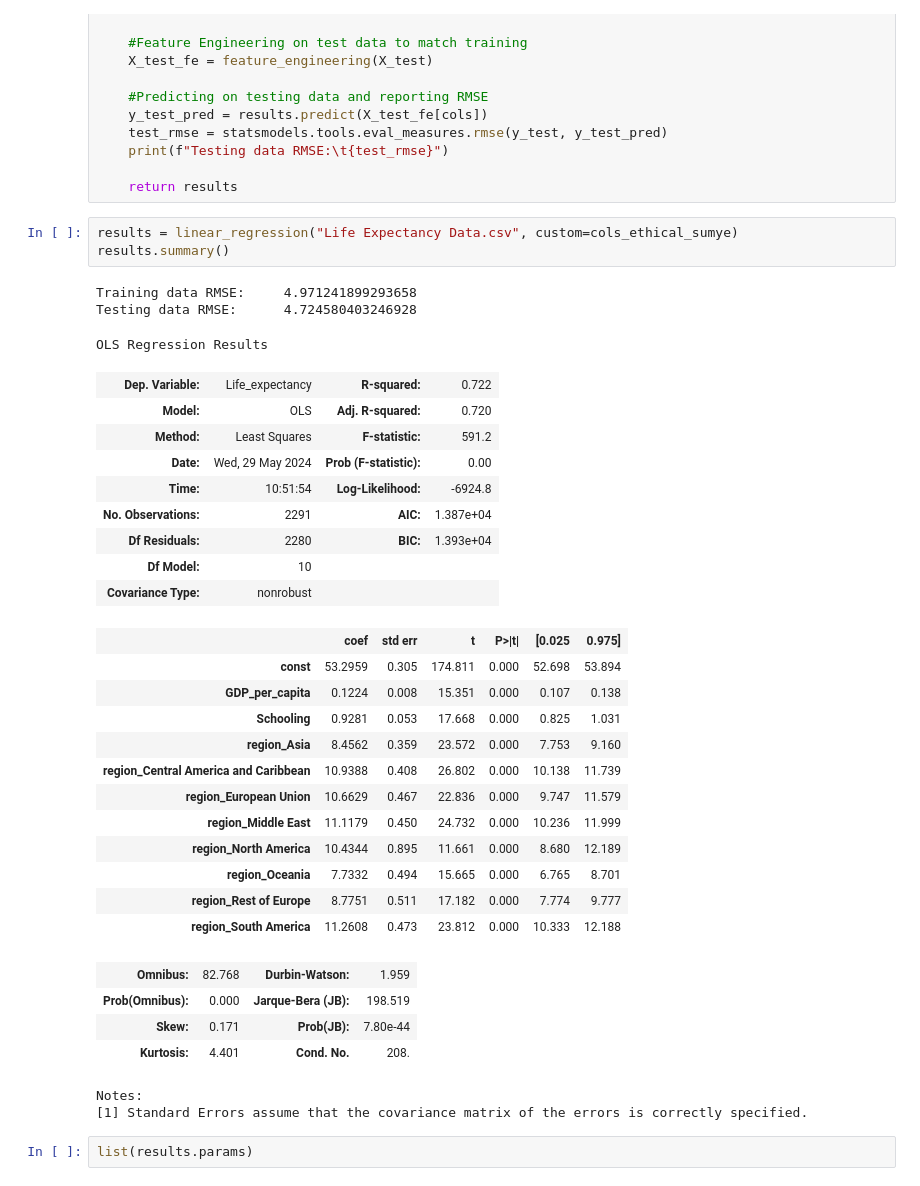
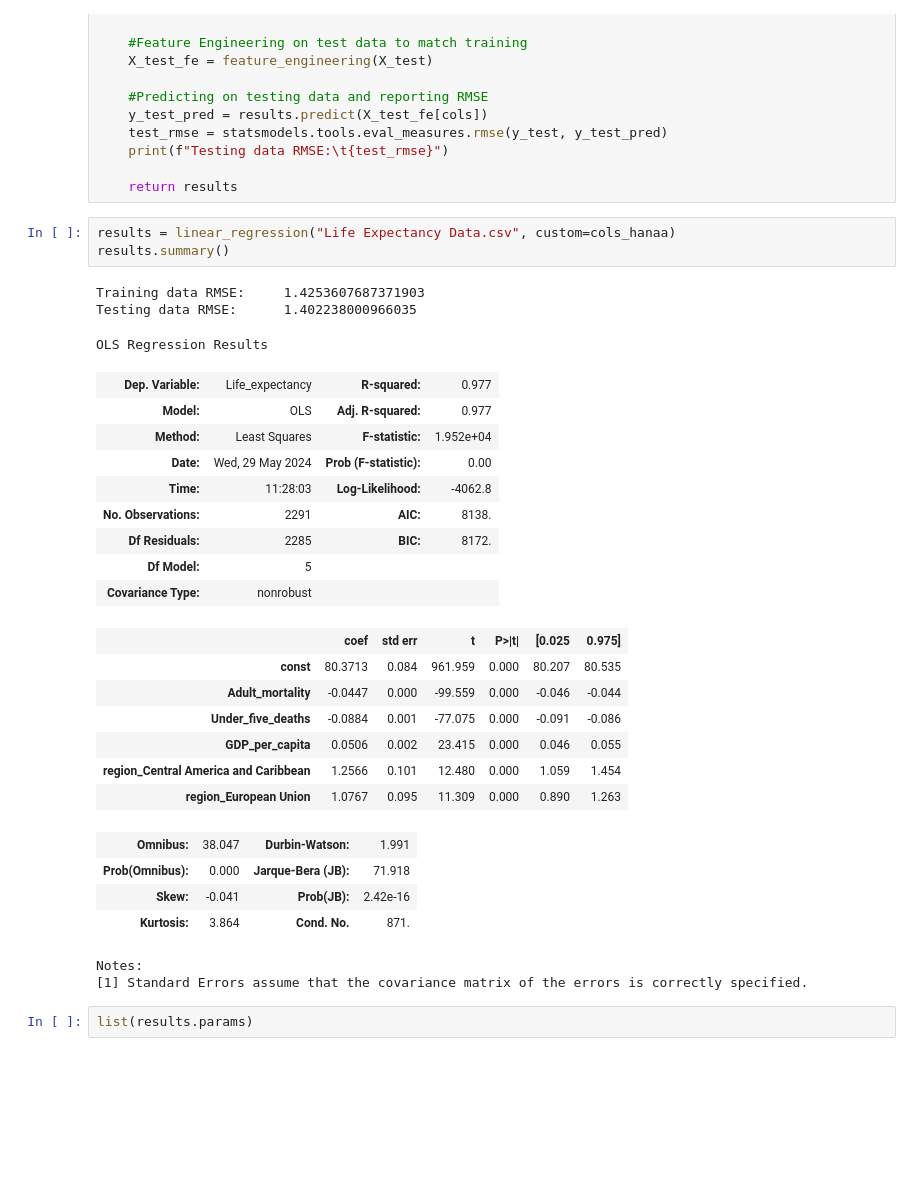
Before and after one commit to sn1218/WHO-Life-Expectancy-Predictive-Model, a Jupyter notebook: WHO_Lin_reg_function.ipynb, the cells around one changed output. Saved outputs shown, nothing was run; the diff lists cells and outputs as text; blank space fills up the shorter version.

```diff
--- a/WHO_Lin_reg_function.ipynb
+++ b/WHO_Lin_reg_function.ipynb
@@ -76,37 +76,32 @@ def linear_regression(data, minimal=False, custom=None):
 
     return results
 # %%
-results = linear_regression("Life Expectancy Data.csv", custom=cols_ethical_sumye)
+results = linear_regression("Life Expectancy Data.csv", custom=cols_hanaa)
 results.summary()
 # %% [output]
-Training data RMSE:     4.971241899293658
-Testing data RMSE:      4.724580403246928
+Training data RMSE:     1.4253607687371903
+Testing data RMSE:      1.402238000966035
 OLS Regression Results
-| Dep. Variable: | Life_expectancy | R-squared: | 0.722 |
-| Model: | OLS | Adj. R-squared: | 0.720 |
-| Method: | Least Squares | F-statistic: | 591.2 |
+| Dep. Variable: | Life_expectancy | R-squared: | 0.977 |
+| Model: | OLS | Adj. R-squared: | 0.977 |
+| Method: | Least Squares | F-statistic: | 1.952e+04 |
 | Date: | Wed, 29 May 2024 | Prob (F-statistic): | 0.00 |
-| Time: | 10:51:54 | Log-Likelihood: | -6924.8 |
-| No. Observations: | 2291 | AIC: | 1.387e+04 |
-| Df Residuals: | 2280 | BIC: | 1.393e+04 |
-| Df Model: | 10 |  |  |
+| Time: | 11:28:03 | Log-Likelihood: | -4062.8 |
+| No. Observations: | 2291 | AIC: | 8138. |
+| Df Residuals: | 2285 | BIC: | 8172. |
+| Df Model: | 5 |  |  |
 | Covariance Type: | nonrobust |  |  |
 |  | coef | std err | t | P>|t| | [0.025 | 0.975] |
-| const | 53.2959 | 0.305 | 174.811 | 0.000 | 52.698 | 53.894 |
-| GDP_per_capita | 0.1224 | 0.008 | 15.351 | 0.000 | 0.107 | 0.138 |
-| Schooling | 0.9281 | 0.053 | 17.668 | 0.000 | 0.825 | 1.031 |
-| region_Asia | 8.4562 | 0.359 | 23.572 | 0.000 | 7.753 | 9.160 |
-| region_Central America and Caribbean | 10.9388 | 0.408 | 26.802 | 0.000 | 10.138 | 11.739 |
-| region_European Union | 10.6629 | 0.467 | 22.836 | 0.000 | 9.747 | 11.579 |
-| region_Middle East | 11.1179 | 0.450 | 24.732 | 0.000 | 10.236 | 11.999 |
-| region_North America | 10.4344 | 0.895 | 11.661 | 0.000 | 8.680 | 12.189 |
-| region_Oceania | 7.7332 | 0.494 | 15.665 | 0.000 | 6.765 | 8.701 |
-| region_Rest of Europe | 8.7751 | 0.511 | 17.182 | 0.000 | 7.774 | 9.777 |
-| region_South America | 11.2608 | 0.473 | 23.812 | 0.000 | 10.333 | 12.188 |
+| const | 80.3713 | 0.084 | 961.959 | 0.000 | 80.207 | 80.535 |
+| Adult_mortality | -0.0447 | 0.000 | -99.559 | 0.000 | -0.046 | -0.044 |
+| Under_five_deaths | -0.0884 | 0.001 | -77.075 | 0.000 | -0.091 | -0.086 |
+| GDP_per_capita | 0.0506 | 0.002 | 23.415 | 0.000 | 0.046 | 0.055 |
+| region_Central America and Caribbean | 1.2566 | 0.101 | 12.480 | 0.000 | 1.059 | 1.454 |
+| region_European Union | 1.0767 | 0.095 | 11.309 | 0.000 | 0.890 | 1.263 |
-| Omnibus: | 82.768 | Durbin-Watson: | 1.959 |
-| Prob(Omnibus): | 0.000 | Jarque-Bera (JB): | 198.519 |
-| Skew: | 0.171 | Prob(JB): | 7.80e-44 |
-| Kurtosis: | 4.401 | Cond. No. | 208. |
+| Omnibus: | 38.047 | Durbin-Watson: | 1.991 |
+| Prob(Omnibus): | 0.000 | Jarque-Bera (JB): | 71.918 |
+| Skew: | -0.041 | Prob(JB): | 2.42e-16 |
+| Kurtosis: | 3.864 | Cond. No. | 871. |
 Notes:
 [1] Standard Errors assume that the covariance matrix of the errors is correctly specified.
 # %%
```
Also changed, not shown: 1 other file.
